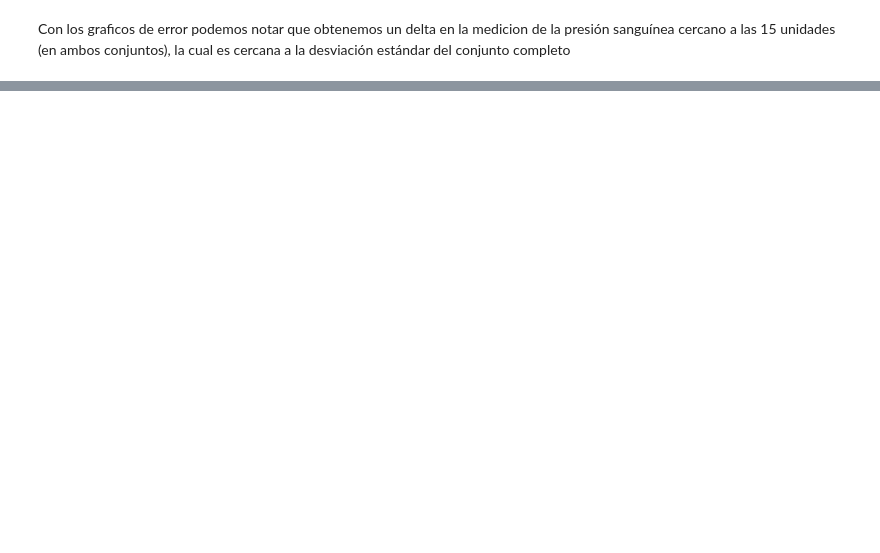
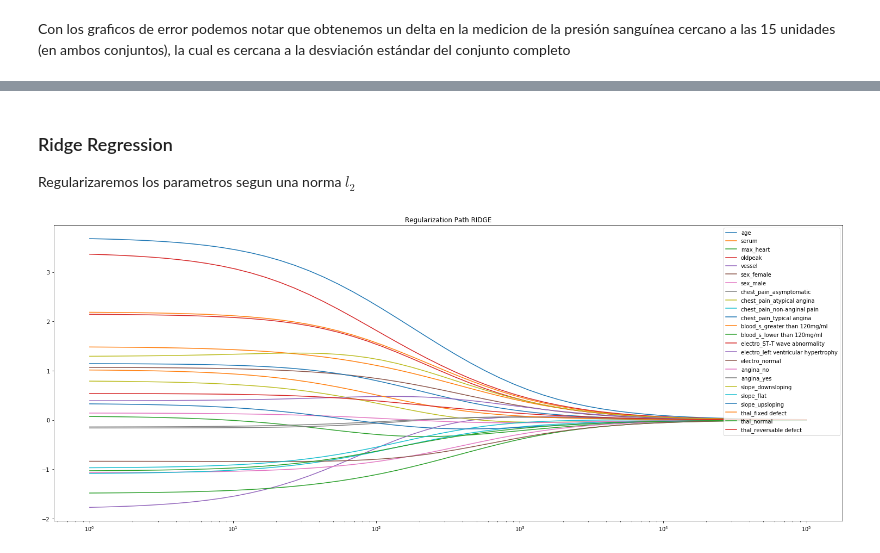
Before and after one commit to AlbireoImma/ML_1, a Jupyter notebook: Desarrollo.ipynb, the cells around one changed output, grey strips where cells are left out. Drawn from its saved outputs; the diff is of its cells as text; code cells hidden in the pictures; blank space fills up the shorter version.

```diff
--- a/Desarrollo.ipynb
+++ b/Desarrollo.ipynb
@@ -325,0 +361,10 @@ array([0.        , 0.        , 0.        , 0.        , 0.        ,
+# %%
+variables = list(df.columns)
+pesos = model.coef_
+z_scores = []
+for a in df.columns:
+    z = st.zscore(df[a])
+    z_scores.append(np.mean(z))
+
+tabla = pd.DataFrame({"Variable":variables,"Peso":pesos,"Z-score":z_scores})
+tabla.sort_values(by=["Peso"],ascending=False)
@@ -325,0 +447,33 @@ array([0.        , 0.        , 0.        , 0.        , 0.        ,
+# %% [markdown]
+### Ridge Regression
+
+Regularizaremos los parametros segun una norma $l_2$
+# %%
+from sklearn.linear_model import Ridge
+
+def Ridge_Regression(df,X,Y, names_regressors=0,Flag=True):
+    alphas_ = np.logspace(5,0, base=10)
+    coefs = []
+    model = Ridge(fit_intercept=True, solver='svd')
+    for a in alphas_:
+        model.set_params(alpha=a)
+        model.fit(X, Y)
+        coefs.append(model.coef_)
+    if names_regressors == 0:
+        names_regressors = df.columns
+    plt.figure(figsize=(26,10))
+    for y_arr, label in zip(np.squeeze(coefs).T, names_regressors):
+        if label == "Dummy":
+            plt.plot(alphas_, y_arr, label=label, color="k", ls=':')
+        else:
+            plt.plot(alphas_, y_arr, label=label)
+    if Flag:
+        plt.legend()
+        plt.legend(loc='upper right')
+    plt.title('Regularization Path RIDGE')
+    plt.xscale('log')
+    plt.show()
+
+Ridge_Regression(df,Xstd_train,presion_train)
+# %% [output]
+[figure, added]
```
Also changed, not shown: parts of 51 cells of this notebook.
